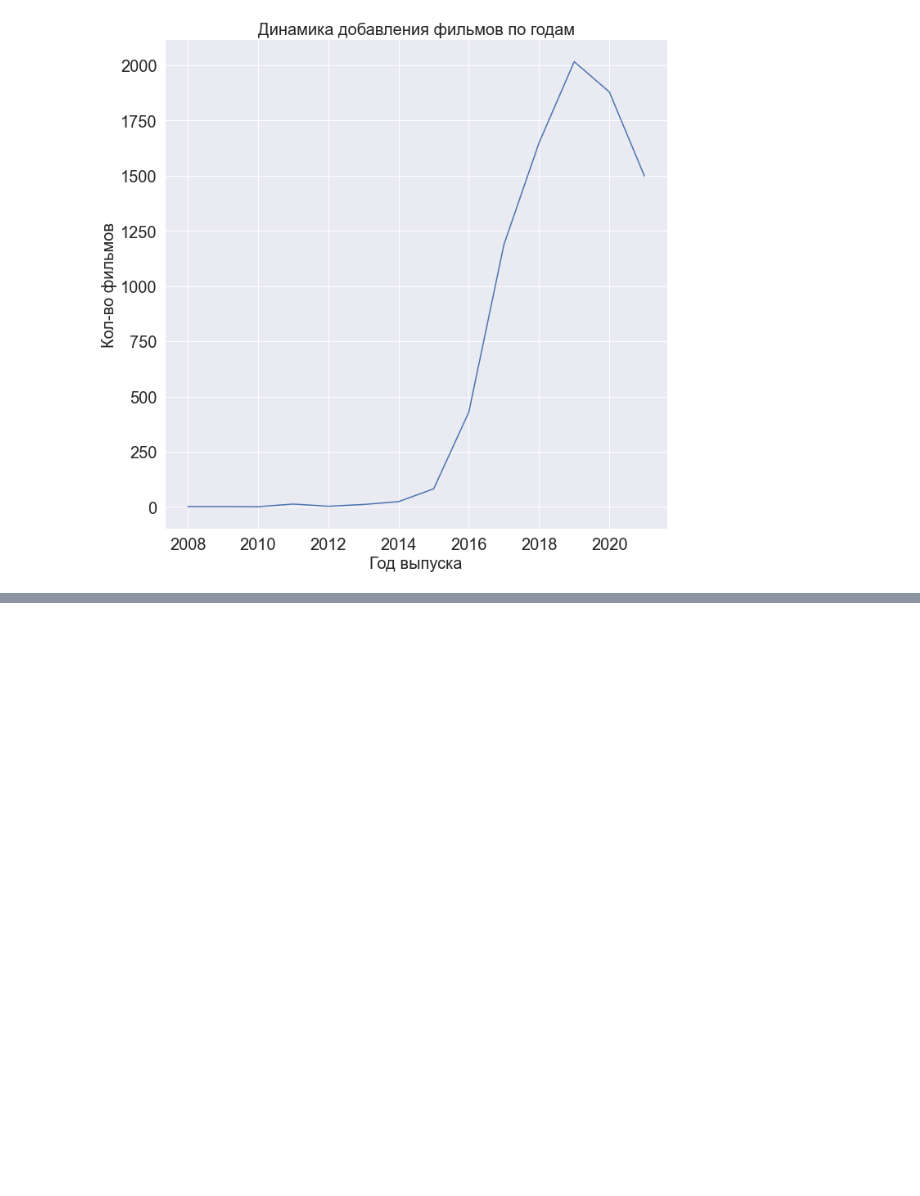
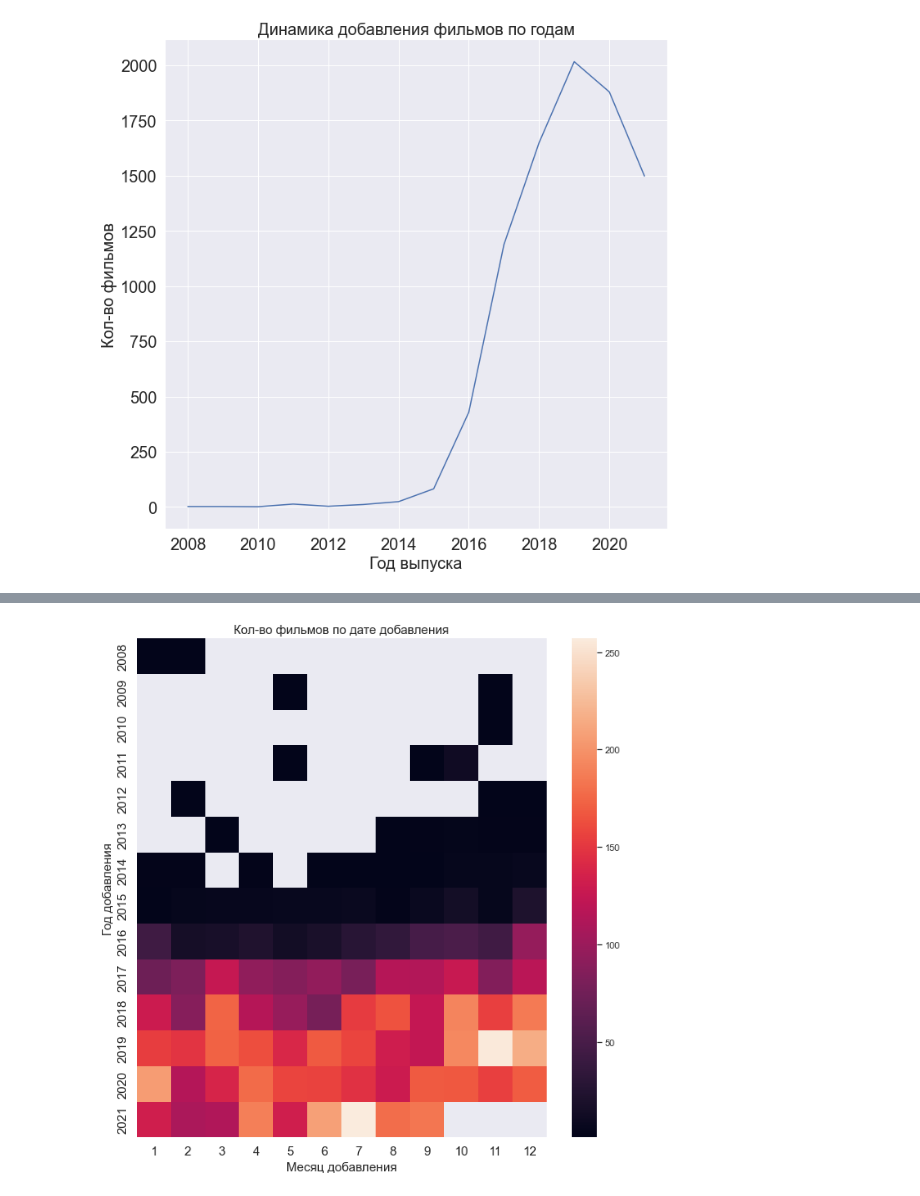
Before and after one commit to RussianStupidCode/netflix-dataset-visualization, a Jupyter notebook: notebook.ipynb, the cells around one changed output, grey strips where cells are left out. Saved outputs shown, nothing was run; the diff lists cells and outputs as text; code cells hidden in the pictures; blank space fills up the shorter version.

```diff
--- a/notebook.ipynb
+++ b/notebook.ipynb
@@ -82,0 +96,11 @@ Name: dur, Length: 2676, dtype: object
+# %%
+count_show_frame = netflix_show_frame[["date_added", "show_id"]].copy()
+count_show_frame["year"] = pd.to_datetime(count_show_frame["date_added"]).dt.year.astype("Int64")
+count_show_frame["month"] = pd.to_datetime(count_show_frame["date_added"]).dt.month.astype("Int64")
+
+count_show_frame = count_show_frame.groupby(["year", "month"]).count().reset_index()
+data = count_show_frame.pivot(index="year", columns="month", values="show_id")
+ax = sns.heatmap(data)
+set_plot_size(ax, "Месяц добавления", "Год добавления", "Кол-во фильмов по дате добавления", 15)
+# %% [output]
+[figure, added]
```
Also changed, not shown: parts of 9 cells of this notebook.
